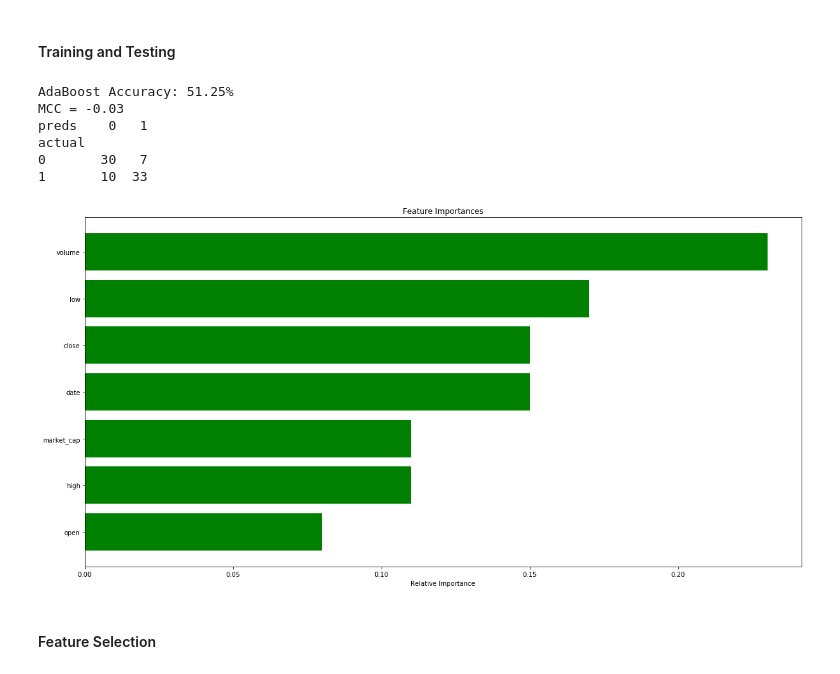
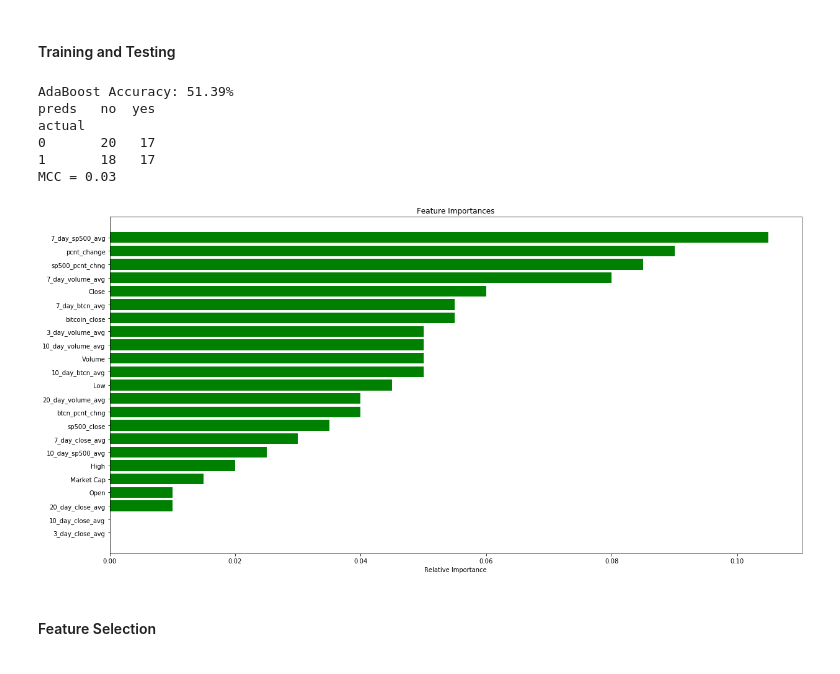
Before and after one commit to thecryptogolddiggers/project, a Jupyter notebook: neo/feature_selection.ipynb, the cells around one changed output. Drawn from its saved outputs; the diff is of its cells as text; code cells hidden in the pictures.

```diff
--- a/neo/feature_selection.ipynb
+++ b/neo/feature_selection.ipynb
@@ -5,19 +5,21 @@
 # %%
 from sklearn.ensemble import RandomForestClassifier as RFC
 from sklearn.ensemble import AdaBoostClassifier as ABC
-from sklearn.ensemble import GradientBoostingClassifier as GBC
 from sklearn.neural_network import MLPClassifier as NeuralNet
 from sklearn.model_selection import train_test_split
 from sklearn.preprocessing import LabelEncoder
 from sklearn.preprocessing import StandardScaler
 from sklearn.metrics import accuracy_score
 from sklearn.metrics import matthews_corrcoef as mcc
+from sklearn.tree import DecisionTreeClassifier as DTC
+from sklearn.neighbors import KNeighborsClassifier as KNC
+
 import numpy as np
 import pandas as pd
 import matplotlib.pyplot as plt
 labelencoder = LabelEncoder()
 
-input_file = 'data/neo_price_new.csv'
+input_file = 'data/neo_price_full_cleaned.csv'
 
 def two_scales(ax1, title, time, data1, data2, c1, c2):
     plt.title(str(title))
@@ -152,7 +154,7 @@ attribute = 'increase_flag'
 split = 0.8
 
 # number of features available
-num_feats = 7
+num_feats = 24
 # %% [markdown]
 #### Training and Testing
 # %%
@@ -160,49 +162,46 @@ num_feats = 7
 df_ada = pd.read_csv(input_file)
 
 # preprocessing: factorize date column
 # for i in [0]:
 #     df_ada.iloc[:,i] = labelencoder.fit_transform(df_ada.iloc[:,i])
 
 # train/test split
 df_ada['is_train'] = np.random.uniform(0, 1, len(df_ada)) <= split
 train, test = df_ada[df_ada['is_train']==True], df_ada[df_ada['is_train']==False]
 
 # features (using all)
-features = df_ada.columns[0:num_feats]
-
-# preds
-preds = adaboost.predict(test[features])
+features = df_ada.columns[1:num_feats]
 
 # training and testing
-adaboost = ABC(n_estimators=100).fit(train[features], train[attribute])
-print("AdaBoost Accuracy: %.2f%%" % (adaboost_preds.score(test[features], test[attribute])*100.0))
+adaboost = ABC(n_estimators=200).fit(train[features], train[attribute])
+print("AdaBoost Accuracy: %.2f%%" % (adaboost.score(test[features], test[attribute])*100.0))
+
+# table
+print(pd.crosstab(index=test[attribute], columns=outcomes[adaboost.predict(test[features])],
+                  rownames=['actual'], colnames=['preds']))
 
 # matthews correction coefficient
 coeff = mcc(test[attribute],adaboost.predict(test[features]))
 print("MCC = %.2f" % coeff)
-
-# confusion matrix
-print(pd.crosstab(index=test[attribute], columns=preds,
-                  rownames=['actual'], colnames=['preds']))
 
 # plot feature importance
 importances = adaboost.feature_importances_
 indices = np.argsort(importances)
 plt.figure(figsize=(20,10))
 plt.title('Feature Importances')
 plt.barh(range(len(indices)), importances[indices],
          color='g', align='center')
 plt.yticks(range(len(indices)), features[indices])
 plt.xlabel('Relative Importance')
 plt.show()
 # %% [output]
-AdaBoost Accuracy: 51.25%
-MCC = -0.03
-preds    0   1
+AdaBoost Accuracy: 51.39%
+preds   no  yes
 actual
-0       30   7
-1       10  33
+0       20   17
+1       18   17
+MCC = 0.03
-[figure, old version]
+[figure, new version]
 # %% [markdown]
 #### Feature Selection
 # %%
```
Also changed, not shown: parts of 19 cells of this notebook, 4 other files.
